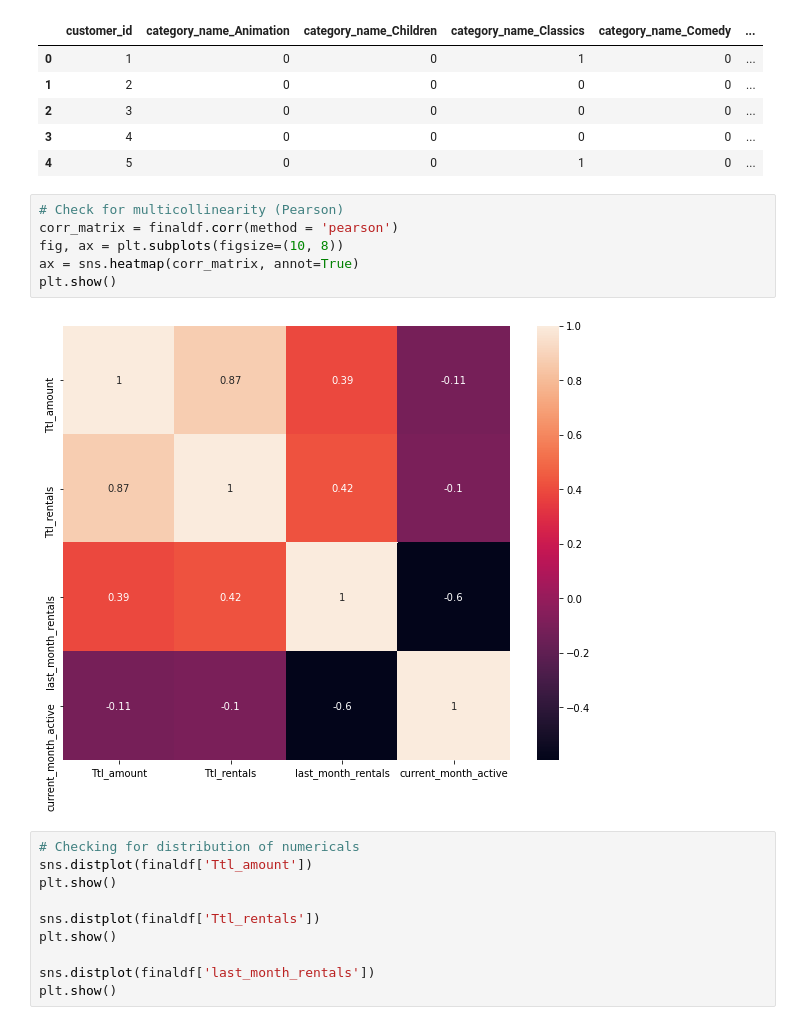
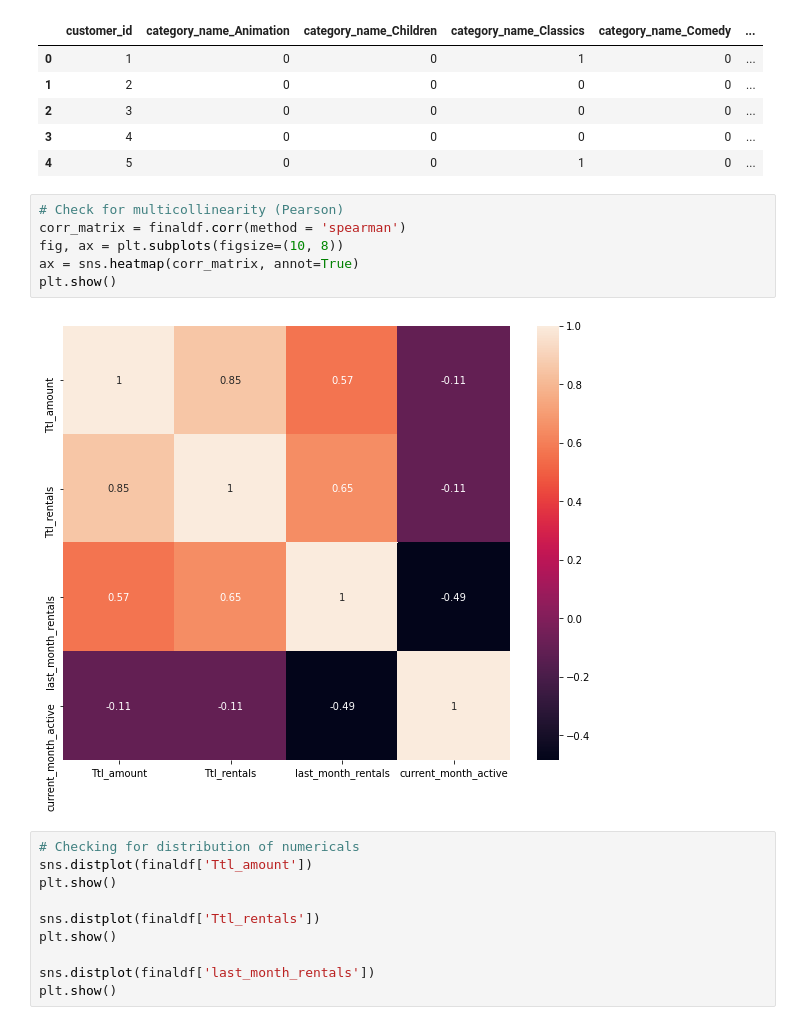
Before and after one commit to sogunmola/lab-sql-9, a Jupyter notebook: Unit 2 Lab 9.ipynb, the cells around one changed output. Saved outputs shown, nothing was run; the diff lists cells and outputs as text.

```diff
--- a/Unit 2 Lab 9.ipynb
+++ b/Unit 2 Lab 9.ipynb
@@ -330,12 +330,12 @@ categorical.head()
 | 4 | 5 | 0 | 0 | 1 | 0 | ... |
 # %%
 # Check for multicollinearity (Pearson)
-corr_matrix = finaldf.corr(method = 'pearson')
+corr_matrix = finaldf.corr(method = 'spearman')
 fig, ax = plt.subplots(figsize=(10, 8))
 ax = sns.heatmap(corr_matrix, annot=True)
 plt.show()
 # %% [output]
-[figure, old version]
+[figure, new version]
 # %%
 # Checking for distribution of numericals
 sns.distplot(finaldf['Ttl_amount'])
```
Also changed, not shown: parts of 6 cells of this notebook.
